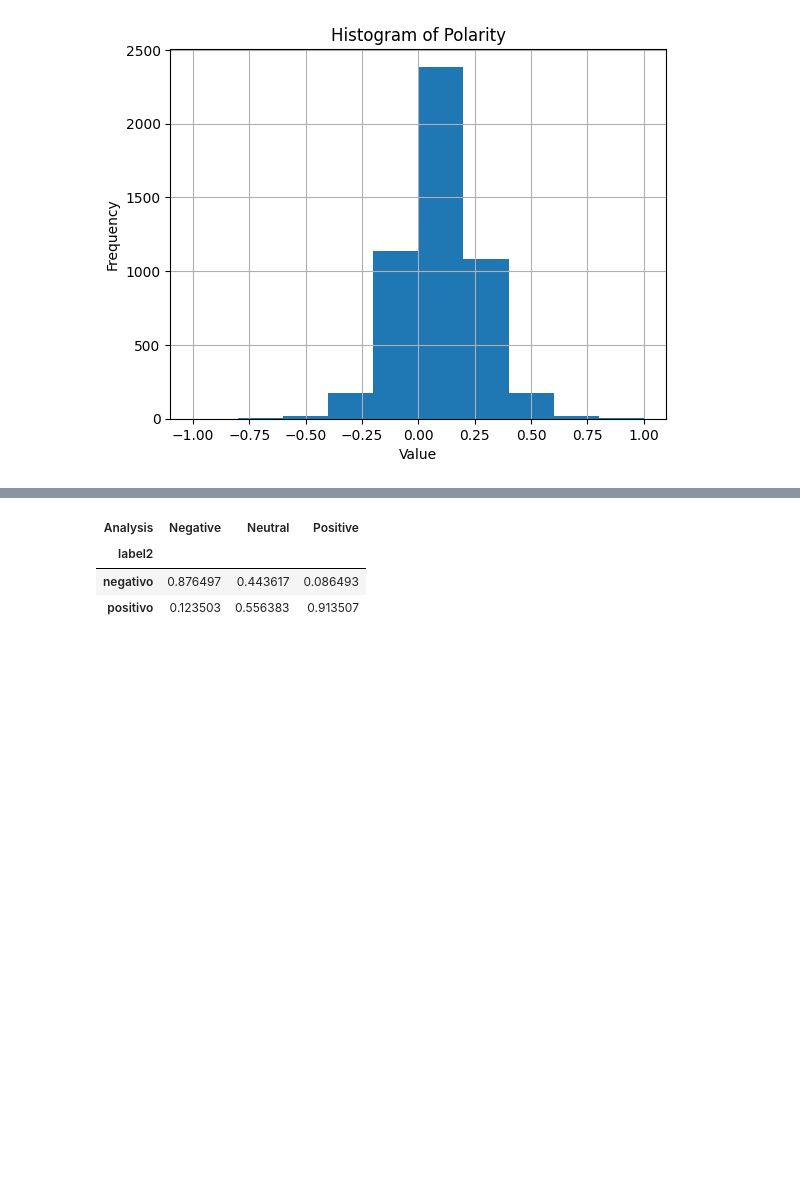
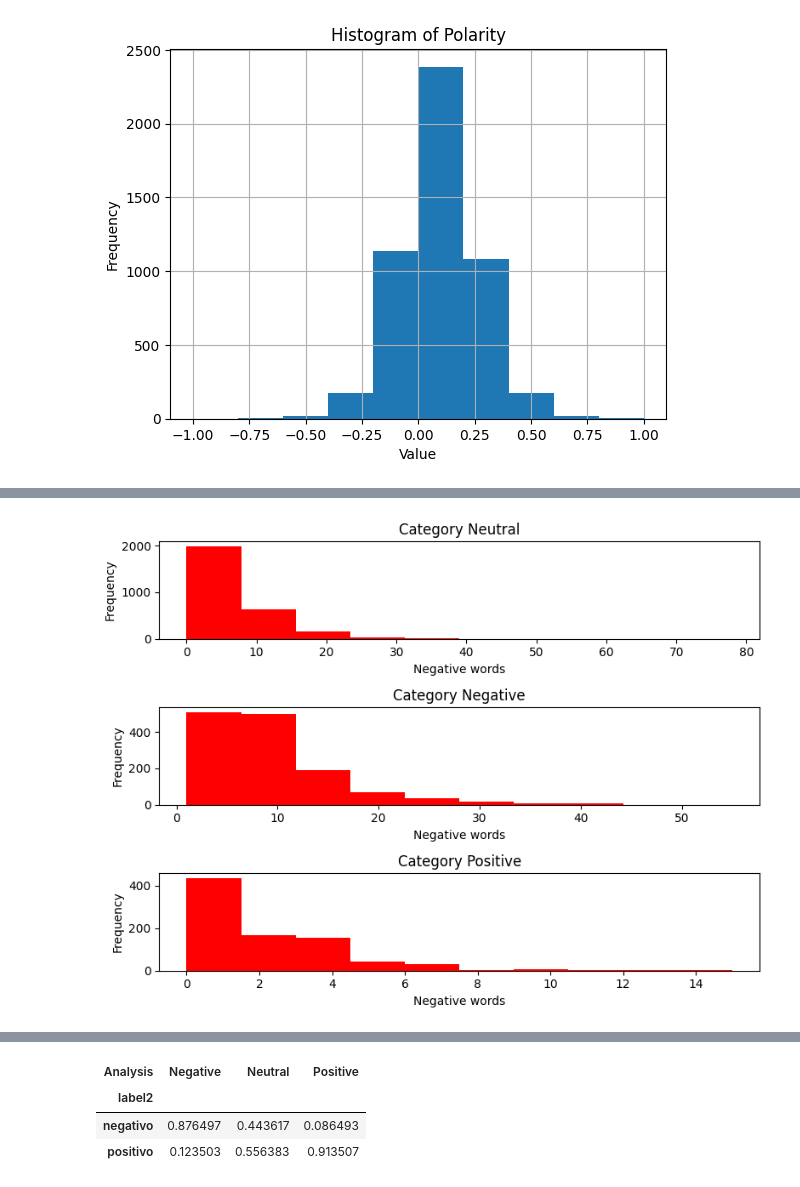
Before and after one commit to ArnoldoOliva/DatosMasivos, a Jupyter notebook: IMBD_REVIEWS_for_sentiment_analysis_Arnoldo_Oliva.ipynb, the cells around one changed output, grey strips where cells are left out. Cells and saved outputs as stored; diff of their text form; code cells hidden in the pictures; blank space fills up the shorter version.

```diff
--- a/IMBD_REVIEWS_for_sentiment_analysis_Arnoldo_Oliva.ipynb
+++ b/IMBD_REVIEWS_for_sentiment_analysis_Arnoldo_Oliva.ipynb
@@ -431,0 +498,19 @@ data.head()
+# %%
+# Create subplots for each category
+fig, axs = plt.subplots(len(categories), figsize=(8, 6))
+
+# Iterate over each category and plot the histogram
+for i, category in enumerate(categories):
+    subset = data[data['Analysis'] == category]
+    axs[i].hist(subset['Negative Words'], bins=10,color='red')  # Customize the number of bins as needed
+    axs[i].set_title(f'Category {category}')
+    axs[i].set_xlabel('Negative words')
+    axs[i].set_ylabel('Frequency')
+
+# Adjust the spacing between subplots
+plt.tight_layout()
+
+# Show the plot
+plt.show()
+# %% [output]
+[figure, added]
```
Also changed, not shown: parts of 10 cells of this notebook.
